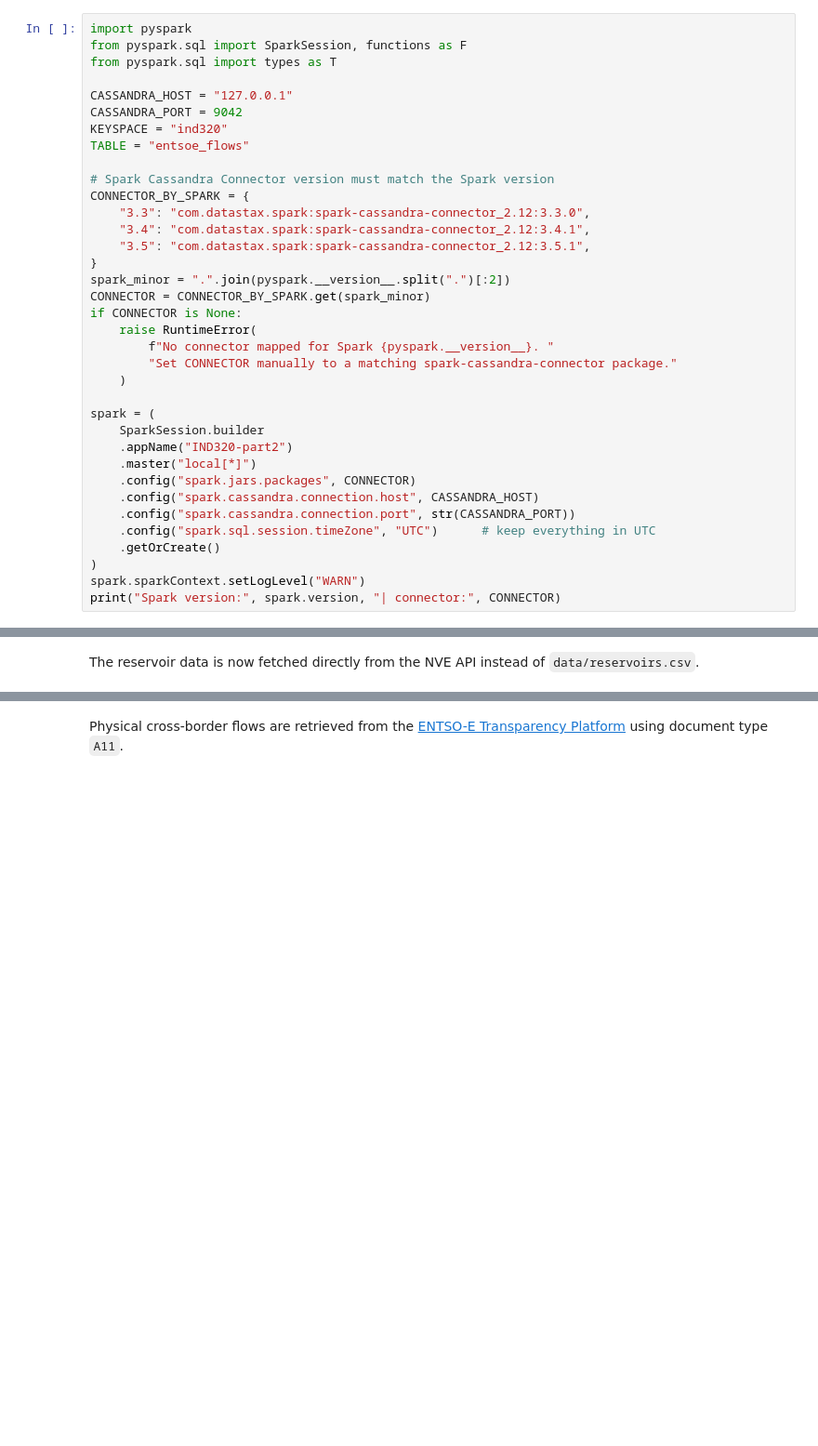
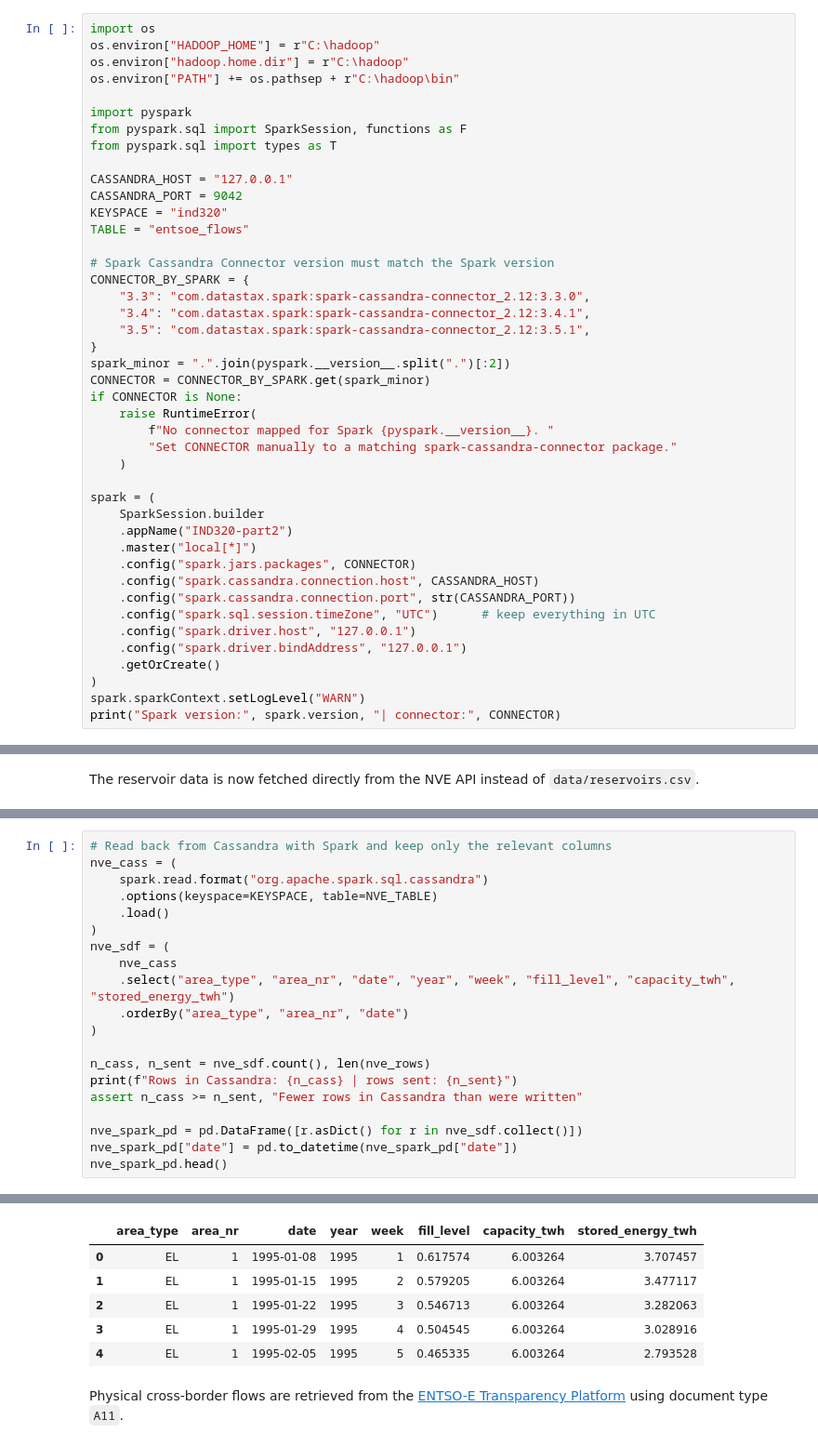
Before and after one commit to 59762/IND320-59762, a Jupyter notebook: notebook_2.ipynb, the cells around one changed output, grey strips where cells are left out. Shown at 93% size. Drawn from its saved outputs; the diff is of its cells as text; blank space fills up the shorter version.

```diff
--- a/notebook_2.ipynb
+++ b/notebook_2.ipynb
@@ -53,6 +59,11 @@ Cassandra runs locally and is used as the raw data store for the API data. If Ca
 
 `docker run --name cassandra -p 9042:9042 -d cassandra:latest`
 # %%
+import os
+os.environ["HADOOP_HOME"] = r"C:\hadoop"
+os.environ["hadoop.home.dir"] = r"C:\hadoop"
+os.environ["PATH"] += os.pathsep + r"C:\hadoop\bin"
+
 import pyspark
 from pyspark.sql import SparkSession, functions as F
 from pyspark.sql import types as T
@@ -84,6 +95,8 @@ spark = (
     .config("spark.cassandra.connection.host", CASSANDRA_HOST)
     .config("spark.cassandra.connection.port", str(CASSANDRA_PORT))
     .config("spark.sql.session.timeZone", "UTC")      # keep everything in UTC
+    .config("spark.driver.host", "127.0.0.1")
+    .config("spark.driver.bindAddress", "127.0.0.1")
     .getOrCreate()
 )
 spark.sparkContext.setLogLevel("WARN")
@@ -257,0 +413,21 @@ plt.show()
+# %%
+# Read back from Cassandra with Spark and keep only the relevant columns
+nve_cass = (
+    spark.read.format("org.apache.spark.sql.cassandra")
+    .options(keyspace=KEYSPACE, table=NVE_TABLE)
+    .load()
+)
+nve_sdf = (
+    nve_cass
+    .select("area_type", "area_nr", "date", "year", "week", "fill_level", "capacity_twh", "stored_energy_twh")
+    .orderBy("area_type", "area_nr", "date")
+)
+
+n_cass, n_sent = nve_sdf.count(), len(nve_rows)
+print(f"Rows in Cassandra: {n_cass} | rows sent: {n_sent}")
+assert n_cass >= n_sent, "Fewer rows in Cassandra than were written"
+
+nve_spark_pd = pd.DataFrame([r.asDict() for r in nve_sdf.collect()])
+nve_spark_pd["date"] = pd.to_datetime(nve_spark_pd["date"])
+nve_spark_pd.head()
+# %% [output]
@@ -258,3 +435,9 @@ plt.show()
+|  | area_type | area_nr | date | year | week | fill_level | capacity_twh | stored_energy_twh |
+| 0 | EL | 1 | 1995-01-08 | 1995 | 1 | 0.617574 | 6.003264 | 3.707457 |
+| 1 | EL | 1 | 1995-01-15 | 1995 | 2 | 0.579205 | 6.003264 | 3.477117 |
+| 2 | EL | 1 | 1995-01-22 | 1995 | 3 | 0.546713 | 6.003264 | 3.282063 |
+| 3 | EL | 1 | 1995-01-29 | 1995 | 4 | 0.504545 | 6.003264 | 3.028916 |
+| 4 | EL | 1 | 1995-02-05 | 1995 | 5 | 0.465335 | 6.003264 | 2.793528 |
 # %% [markdown]
 Physical cross-border flows are retrieved from the [ENTSO-E Transparency Platform](https://transparency.entsoe.eu/) using document type `A11`.
 # %%
```
Also changed, not shown: parts of 28 cells of this notebook, 1 other file.
